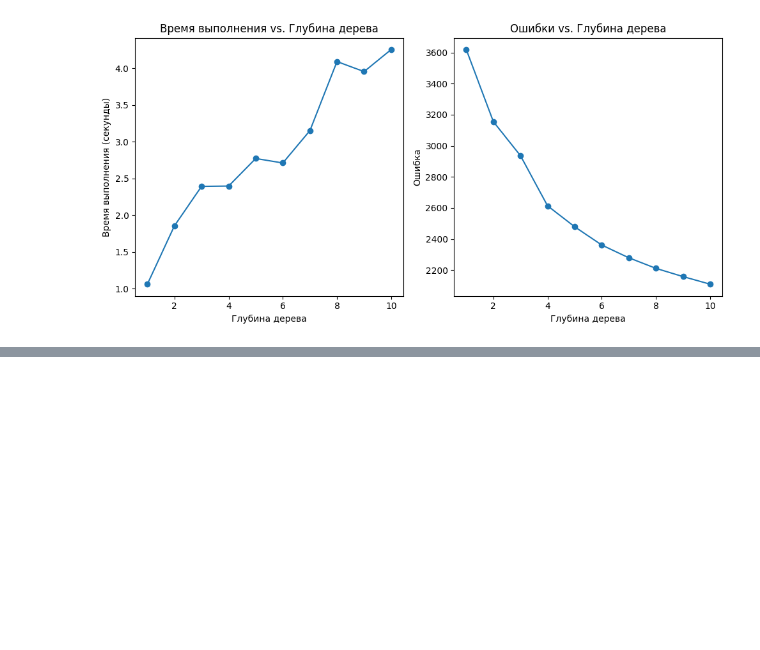
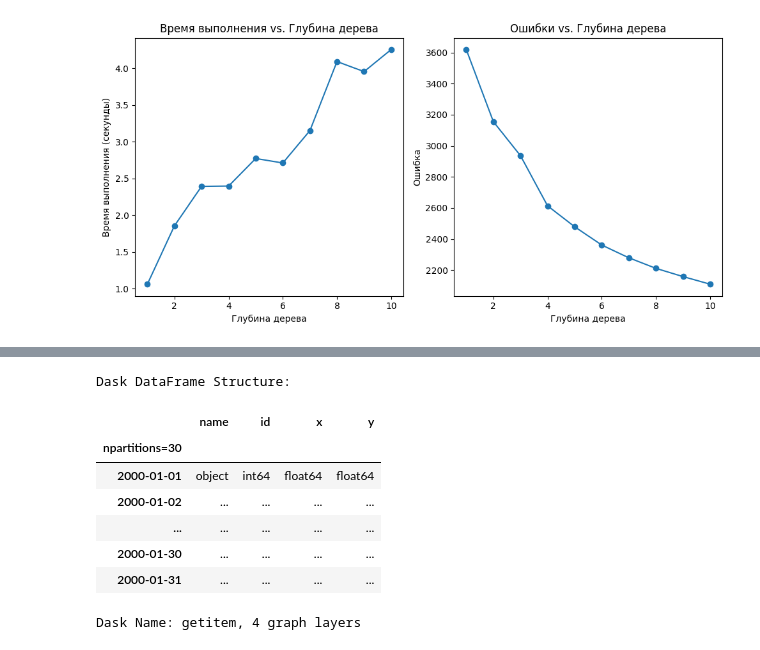
Before and after one commit to maximarbuzov/maxim, a Jupyter notebook: Untitled6.ipynb, the cells around one changed output, grey strips where cells are left out. Saved outputs shown, nothing was run; the diff lists cells and outputs as text; code cells hidden in the pictures; blank space fills up the shorter version.

```diff
--- a/Untitled6.ipynb
+++ b/Untitled6.ipynb
@@ -804,0 +932,14 @@ plt.show()
+# %%
+df2=df[df.y>0]
+# %%
+df2
+# %% [output]
+Dask DataFrame Structure:
+|  | name | id | x | y |
+| npartitions=30 |  |  |  |  |
+| 2000-01-01 | object | int64 | float64 | float64 |
+| 2000-01-02 | ... | ... | ... | ... |
+| ... | ... | ... | ... | ... |
+| 2000-01-30 | ... | ... | ... | ... |
+| 2000-01-31 | ... | ... | ... | ... |
+Dask Name: getitem, 4 graph layers
```
Also changed, not shown: parts of 25 cells of this notebook.
